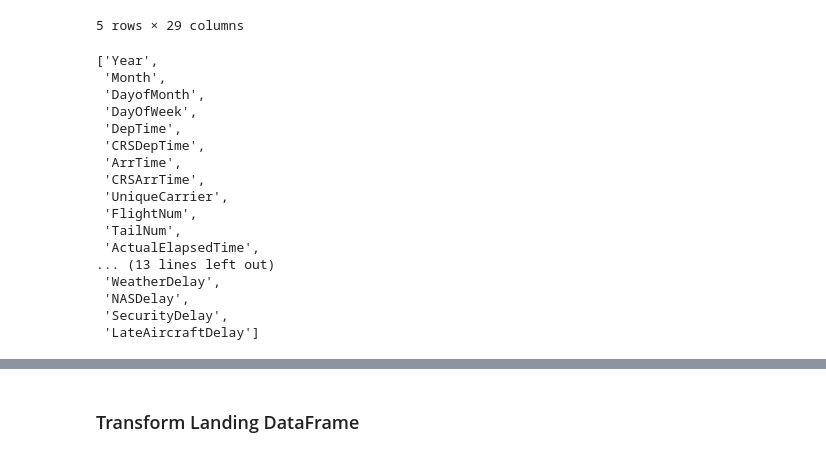
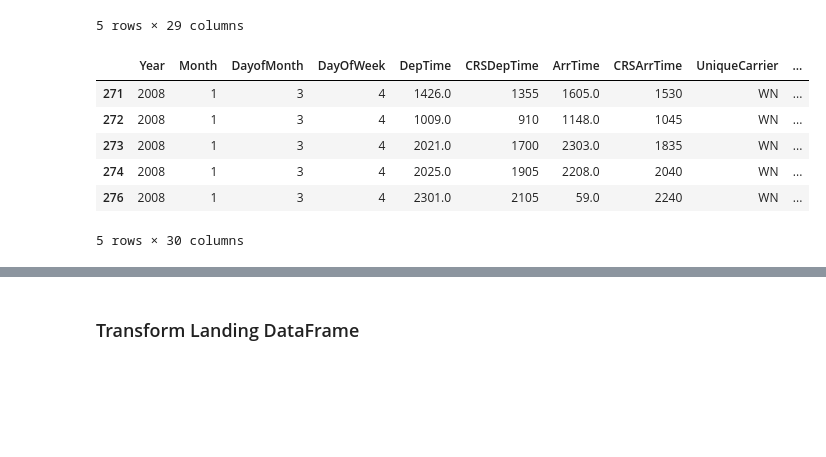
Before and after one commit to janelcv/SFO_Landing, a Jupyter notebook: sfo_landing.ipynb, the cells around one changed output, grey strips where cells are left out. Cells and saved outputs as stored; diff of their text form; code cells hidden in the pictures; blank space fills up the shorter version.

```diff
--- a/sfo_landing.ipynb
+++ b/sfo_landing.ipynb
@@ -17,26 +18,6 @@ delay_df.tail()
 | 7009726 | 2008 | 12 | 13 | 6 | 1251.0 | 1240 | 1446.0 | 1437 | DL | ... |
 | 7009727 | 2008 | 12 | 13 | 6 | 1110.0 | 1103 | 1413.0 | 1418 | DL | ... |
 5 rows × 29 columns
-# %%
-list(delay_df)
-# %% [output]
-['Year',
- 'Month',
- 'DayofMonth',
- 'DayOfWeek',
- 'DepTime',
- 'CRSDepTime',
- 'ArrTime',
- 'CRSArrTime',
- 'UniqueCarrier',
- 'FlightNum',
- 'TailNum',
- 'ActualElapsedTime',
-... (13 lines left out)
- 'WeatherDelay',
- 'NASDelay',
- 'SecurityDelay',
- 'LateAircraftDelay']
 # %%
 #Filtering Data with final destination SFO
 delay_df = delay_df.loc[delay_df['Dest'] == 'SFO']
@@ -42,0 +26,12 @@ delay_df = delay_df.loc[delay_df['Dest'] == 'SFO']
+# %%
+#Creating column to set as 'id'
+delay_df['ID'] = range(0, len(delay_df))
+delay_df.head()
+# %% [output]
+|  | Year | Month | DayofMonth | DayOfWeek | DepTime | CRSDepTime | ArrTime | CRSArrTime | UniqueCarrier | ... |
+| 271 | 2008 | 1 | 3 | 4 | 1426.0 | 1355 | 1605.0 | 1530 | WN | ... |
+| 272 | 2008 | 1 | 3 | 4 | 1009.0 | 910 | 1148.0 | 1045 | WN | ... |
+| 273 | 2008 | 1 | 3 | 4 | 2021.0 | 1700 | 2303.0 | 1835 | WN | ... |
+| 274 | 2008 | 1 | 3 | 4 | 2025.0 | 1905 | 2208.0 | 2040 | WN | ... |
+| 276 | 2008 | 1 | 3 | 4 | 2301.0 | 2105 | 59.0 | 2240 | WN | ... |
+5 rows × 30 columns
```
Also changed, not shown: parts of 21 cells of this notebook, 1 other file.
